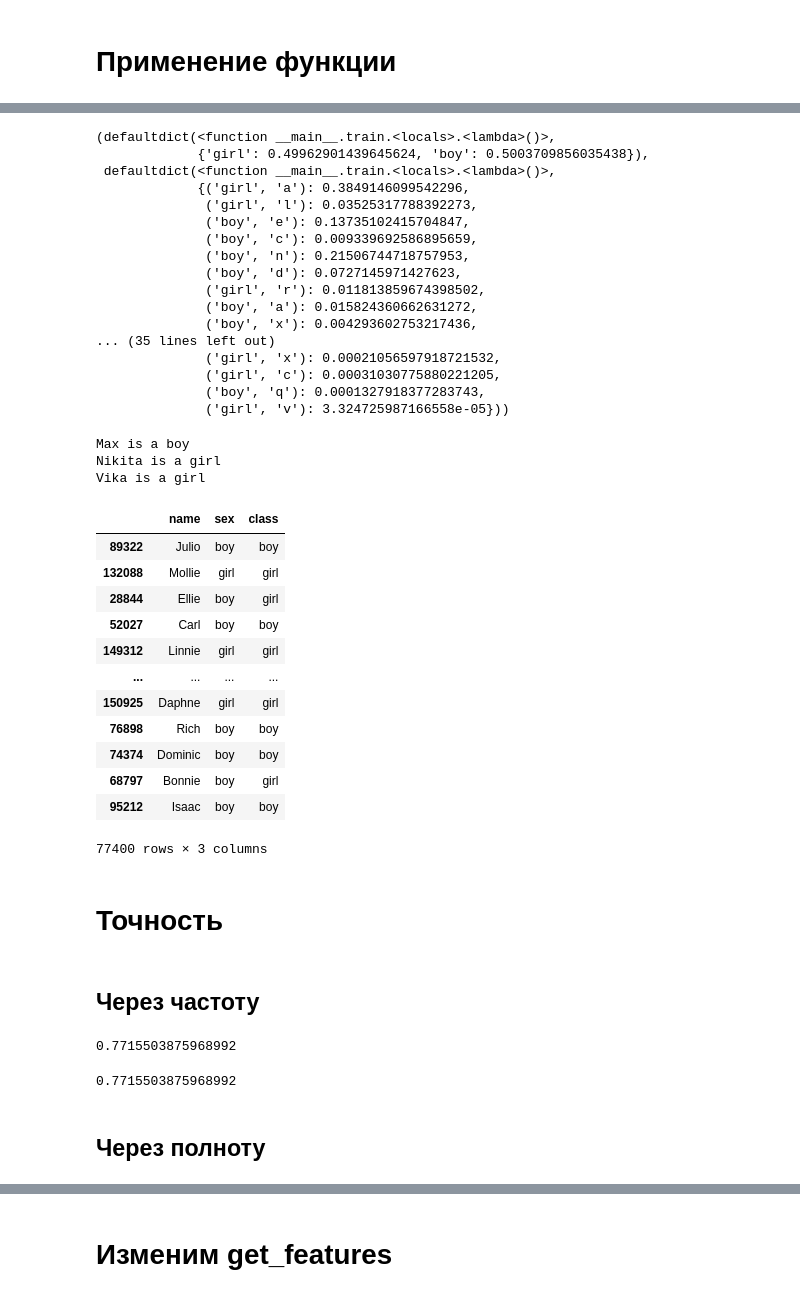
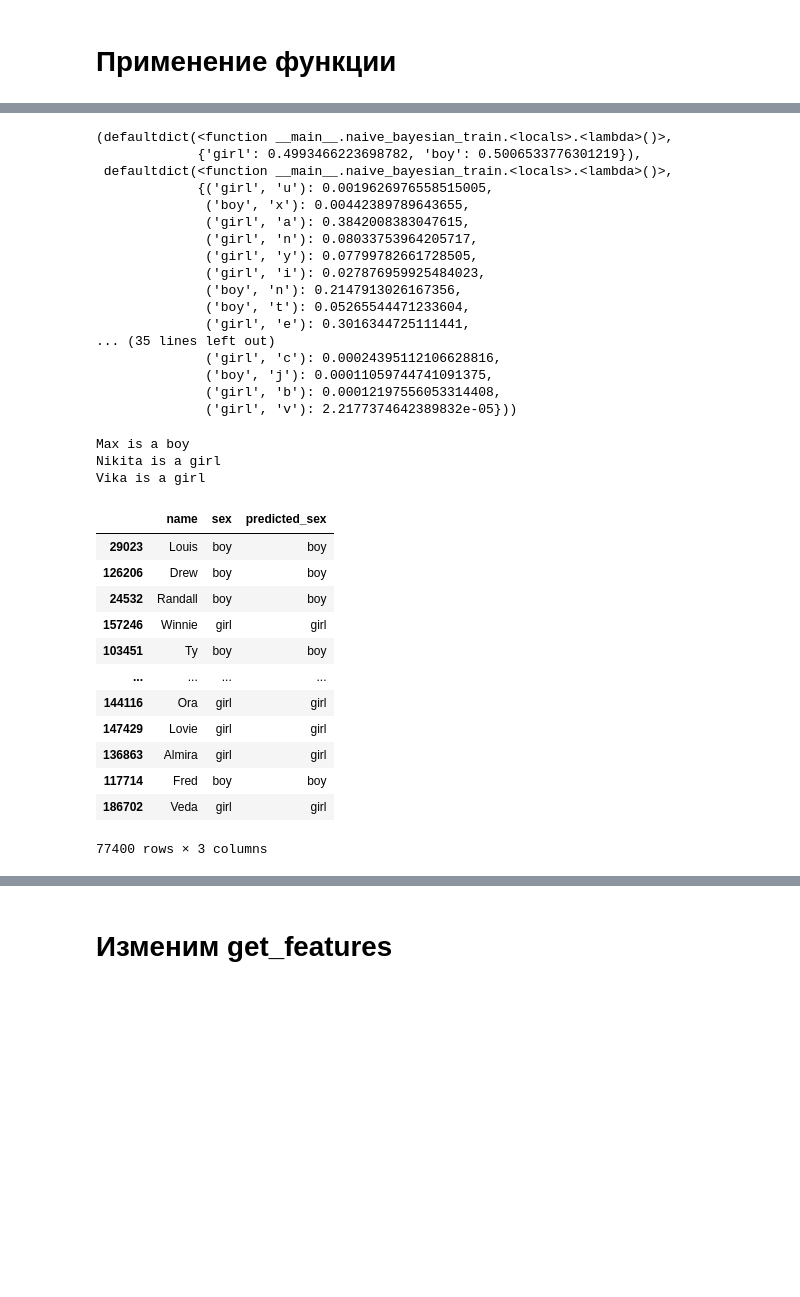
Before and after one commit to kudrmax/machine-learning, a Jupyter notebook: hse-hw1/task1.ipynb, the cells around one changed output, grey strips where cells are left out. Cells and saved outputs as stored; diff of their text form; code cells hidden in the pictures; blank space fills up the shorter version.

```diff
--- a/hse-hw1/task1.ipynb
+++ b/hse-hw1/task1.ipynb
@@ -127,25 +120,25 @@ samples
  ...]
 # %%
-classifier = train(samples)
+classifier = naive_bayesian_train(samples)
 classifier
 # %% [output]
-(defaultdict(<function __main__.train.<locals>.<lambda>()>,
-             {'girl': 0.49962901439645624, 'boy': 0.5003709856035438}),
- defaultdict(<function __main__.train.<locals>.<lambda>()>,
-             {('girl', 'a'): 0.3849146099542296,
-              ('girl', 'l'): 0.03525317788392273,
-              ('boy', 'e'): 0.13735102415704847,
-              ('boy', 'c'): 0.009339692586895659,
-              ('boy', 'n'): 0.21506744718757953,
-              ('boy', 'd'): 0.0727145971427623,
-              ('girl', 'r'): 0.011813859674398502,
-              ('boy', 'a'): 0.015824360662631272,
-              ('boy', 'x'): 0.004293602753217436,
+(defaultdict(<function __main__.naive_bayesian_train.<locals>.<lambda>()>,
+             {'girl': 0.4993466223698782, 'boy': 0.5006533776301219}),
+ defaultdict(<function __main__.naive_bayesian_train.<locals>.<lambda>()>,
+             {('girl', 'u'): 0.0019626976558515005,
+              ('boy', 'x'): 0.00442389789643655,
+              ('girl', 'a'): 0.3842008383047615,
+              ('girl', 'n'): 0.08033753964205717,
+              ('girl', 'y'): 0.07799782661728505,
+              ('girl', 'i'): 0.027876959925484023,
+              ('boy', 'n'): 0.2147913026167356,
+              ('boy', 't'): 0.05265544471233604,
+              ('girl', 'e'): 0.3016344725111441,
 ... (35 lines left out)
-              ('girl', 'x'): 0.00021056597918721532,
-              ('girl', 'c'): 0.00031030775880221205,
-              ('boy', 'q'): 0.0001327918377283743,
-              ('girl', 'v'): 3.324725987166558e-05}))
+              ('girl', 'c'): 0.00024395112106628816,
+              ('boy', 'j'): 0.00011059744741091375,
+              ('girl', 'b'): 0.00012197556053314408,
+              ('girl', 'v'): 2.2177374642389832e-05}))
 # %%
 # проверка
 names = ['Max', 'Nikita', 'Vika']
@@ -156,37 +149,19 @@ Max is a boy
 Nikita is a girl
 Vika is a girl
 # %%
-data_test['class'] = [classify(classifier, get_features(name)) for name in data_test['name']]
-data_test[['name', 'sex', 'class']]
+data_test['predicted_sex'] = [classify(classifier, get_features(name)) for name in data_test['name']]
+data_test[['name', 'sex', 'predicted_sex']]
 # %% [output]
-|  | name | sex | class |
-| 89322 | Julio | boy | boy |
-| 132088 | Mollie | girl | girl |
-| 28844 | Ellie | boy | girl |
-| 52027 | Carl | boy | boy |
-| 149312 | Linnie | girl | girl |
+|  | name | sex | predicted_sex |
+| 29023 | Louis | boy | boy |
+| 126206 | Drew | boy | boy |
+| 24532 | Randall | boy | boy |
+| 157246 | Winnie | girl | girl |
+| 103451 | Ty | boy | boy |
 | ... | ... | ... | ... |
-| 150925 | Daphne | girl | girl |
-| 76898 | Rich | boy | boy |
-| 74374 | Dominic | boy | boy |
-| 68797 | Bonnie | boy | girl |
-| 95212 | Isaac | boy | boy |
+| 144116 | Ora | girl | girl |
+| 147429 | Lovie | girl | girl |
+| 136863 | Almira | girl | girl |
+| 117714 | Fred | boy | boy |
+| 186702 | Veda | girl | girl |
 77400 rows × 3 columns
-# %% [markdown]
-# Точность
-# %% [markdown]
-## Через частоту
-# %%
-# вручную
-accuracy = sum([sex == cl for sex, cl in zip(data_test['sex'], data_test['class'])]) / data_test.shape[0]
-accuracy
-# %% [output]
-0.7715503875968992
-# %%
-accuracy = sklearn.metrics.accuracy_score(data_test['sex'], data_test['class'])
-accuracy_naive = sklearn.metrics.accuracy_score(data_test['sex'], data_test['class'])
-accuracy
-# %% [output]
-0.7715503875968992
-# %% [markdown]
-## Через полноту
```
Also changed, not shown: parts of 20 cells of this notebook.
